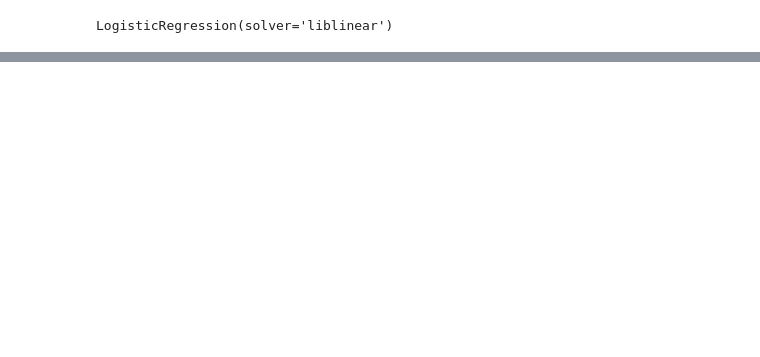
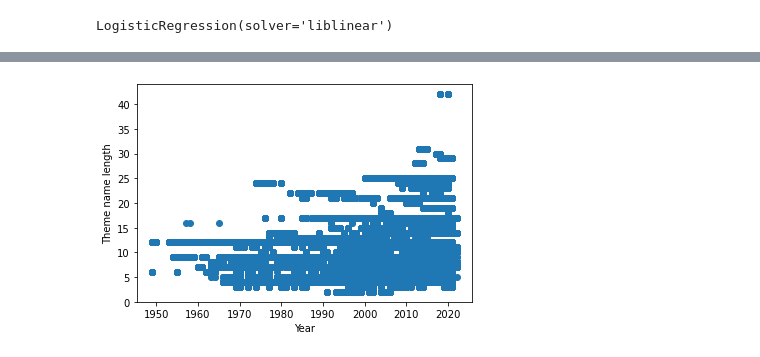
Before and after one commit to mkipper/capstone2-lego-data, a Jupyter notebook: lego_capstone2_eda.ipynb, the cells around one changed output, grey strips where cells are left out. Cells and saved outputs as stored; diff of their text form; code cells hidden in the pictures; blank space fills up the shorter version.

```diff
--- a/lego_capstone2_eda.ipynb
+++ b/lego_capstone2_eda.ipynb
@@ -184,0 +181,8 @@ plt.show()
+# %%
+fig, ax = plt.subplots()
+ax.scatter(df['year'], df['theme_name_len'])
+ax.set_xlabel('Year')
+ax.set_ylabel('Theme name length')
+plt.show()
+# %% [output]
+[figure, added]
```
Also changed, not shown: parts of 29 cells of this notebook, 5 other files.
